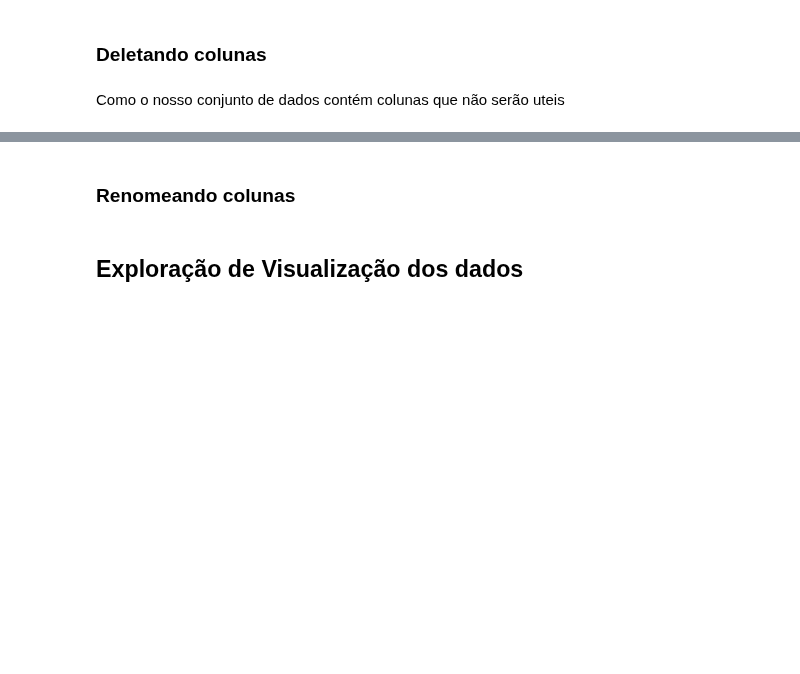
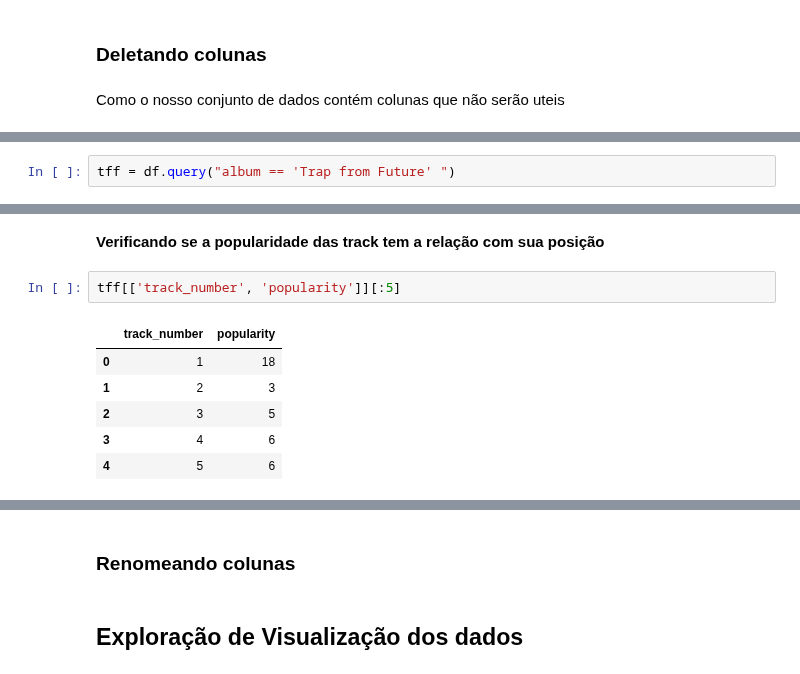
Before and after one commit to luislauriano/Data_Science, a Jupyter notebook: Projeto_construcao.ipynb, the cells around one changed output, grey strips where cells are left out. Drawn from its saved outputs; the diff is of its cells as text; blank space fills up the shorter version.

```diff
--- a/Projeto_construcao.ipynb
+++ b/Projeto_construcao.ipynb
@@ -222,0 +248,2 @@ Como o nosso conjunto de dados contém colunas que não serão uteis
+# %%
+tff = df.query("album == 'Trap from Future' ")
@@ -222,0 +312,11 @@ Como o nosso conjunto de dados contém colunas que não serão uteis
+# %% [markdown]
+**Verificando se a popularidade das track tem a relação com sua posição**
+# %%
+tff[['track_number', 'popularity']][:5]
+# %% [output]
+|  | track_number | popularity |
+| 0 | 1 | 18 |
+| 1 | 2 | 3 |
+| 2 | 3 | 5 |
+| 3 | 4 | 6 |
+| 4 | 5 | 6 |
```
Also changed, not shown: parts of 20 cells of this notebook.
